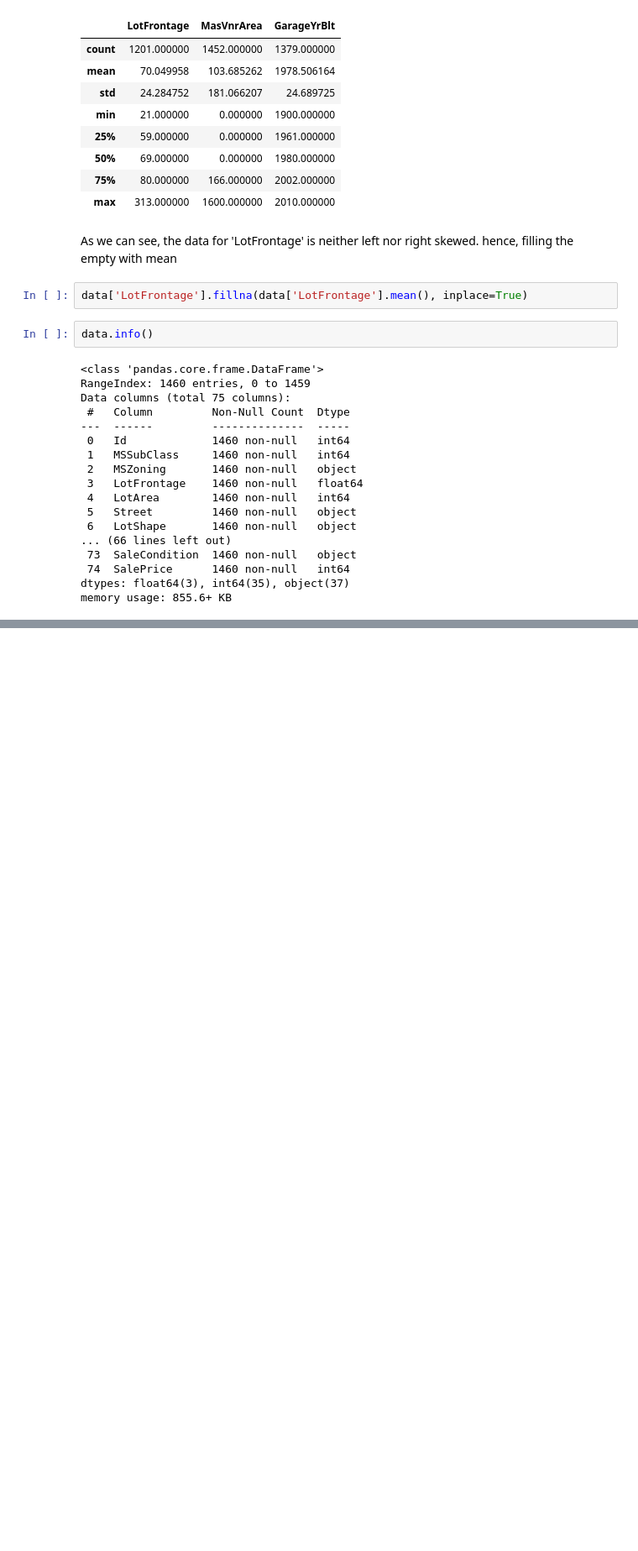
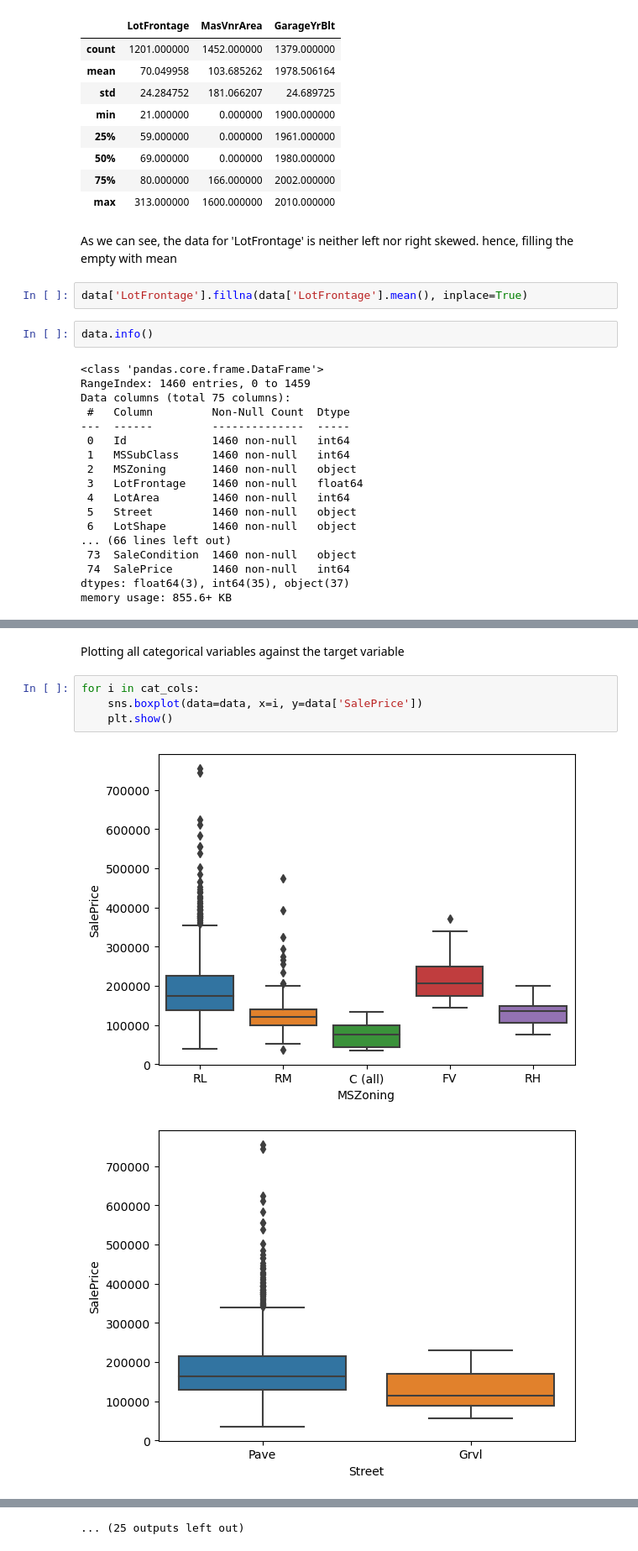
Before and after one commit to Debnath-Goutam/Housing, a Jupyter notebook: Housing.ipynb, the cells around one changed output, grey strips where cells are left out. Shown at 84% size. Drawn from its saved outputs; the diff is of its cells as text; blank space fills up the shorter version.

```diff
--- a/Housing.ipynb
+++ b/Housing.ipynb
@@ -193,0 +212,9 @@ memory usage: 855.6+ KB
+# %% [markdown]
+Plotting all categorical variables against the target variable
+# %%
+for i in cat_cols:
+    sns.boxplot(data=data, x=i, y=data['SalePrice'])
+    plt.show()
+# %% [output]
+[figure, added]
+[figure, added]
@@ -193,0 +231 @@ memory usage: 855.6+ KB
+... (25 outputs left out)
```
Also changed, not shown: parts of 39 cells of this notebook.
